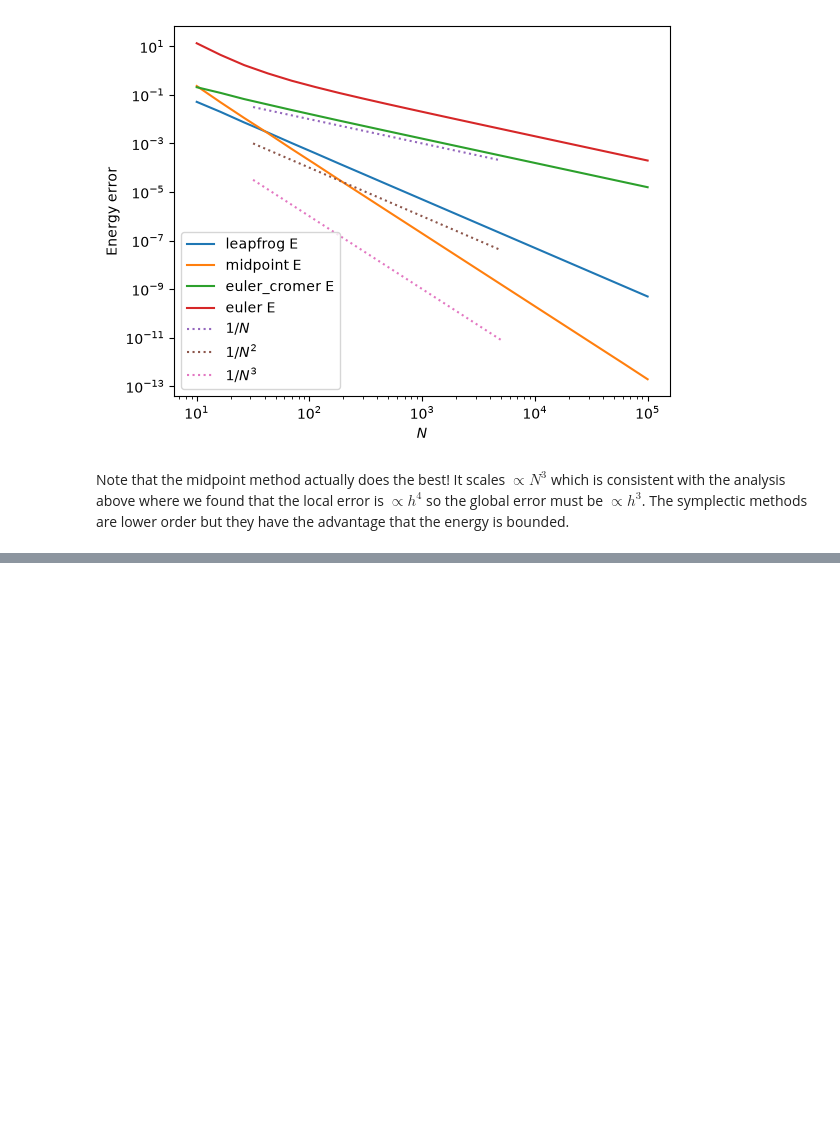
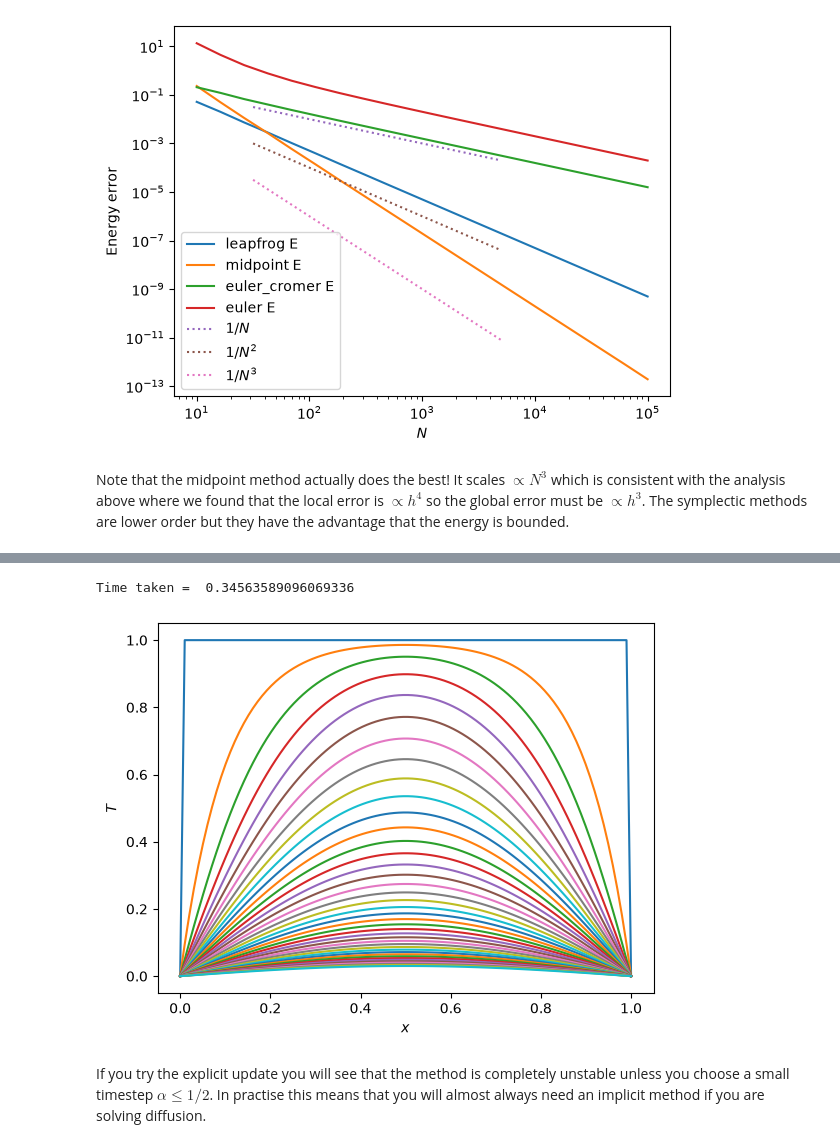
Before and after one commit to andrewcumming/phys512, a Jupyter notebook: solutions_ivp.ipynb, the cells around one changed output, grey strips where cells are left out. Cells and saved outputs as stored; diff of their text form; code cells hidden in the pictures; blank space fills up the shorter version.

```diff
--- a/solutions_ivp.ipynb
+++ b/solutions_ivp.ipynb
@@ -534,0 +567,75 @@ The symplectic methods are lower order but they have the advantage that the ener
+# %%
+import time
+
+N = 100 # number of grid points
+x = np.linspace(0, 1, N)
+
+alpha = 100
+nsteps = 40
+banded = False
+
+# time this
+t0 = time.time()
+
+# Initial profile has T=1 everywhere except T=0 at the boundaries
+T = np.ones(N)
+
+# or a centered Gaussian
+#sig = 0.04
+#T = np.exp(-(x-0.5)**2 /(2*sig**2))
+
+# boundaries
+T[0] = 0.0
+T[-1] = 0.0
+
+plt.plot(x, T)
+plt.xlabel(r'$x$')
+plt.ylabel(r'$T$')
+
+def calculate_A(alpha,N,banded=False):
+    b = (1+2*alpha) * np.ones(N)
+    a = -alpha * np.ones(N)
+    c = -alpha * np.ones(N)
+    # boundary conditions: the temperatures at the ends are fixed
+    # so we need to adjust the matrix to give T_end^(n+1) = T_end^n
+    # x=0
+    b[0] = 1.0
+    a[1] = 0.0
+    # x=1
+    b[-1] = 1.0
+    c[-2] = 0.0
+    # construct the matrix
+    if banded:
+        return np.vstack((a,b,c))
+    else:
+        return np.diag(b, k=0) + np.diag(a[1:], k=1) + np.diag(c[:-1], k=-1)
+
+# calculate the implicit and explicit updates, they differ by the sign of alpha
+Aexp = calculate_A(-alpha,N)
+Aimp = calculate_A(alpha, N, banded=banded)
+
+for i in range(1,nsteps):
+
+    if banded:
+        # implicit with banded solver
+        T = scipy.linalg.solve_banded((1,1), Aimp, T)
+    else:
+        # the implicit update:
+        # for a fair comparison with the banded solver, we're doing
+        # this matrix inversion inside the loop, but we could take it outside
+        # since Ainv is a constant matrix, so we just need to do it once
+        Ainv = np.linalg.inv(Aimp)
+        T = Ainv@T
+
+    # the explicit update:
+    #T = Aexp@T
+
+    plt.plot(x, T)
+
+print('Time taken = ', time.time()-t0)
+plt.show()
+# %% [output]
+Time taken =  0.34563589096069336
+[figure, added]
+# %% [markdown]
+If you try the explicit update you will see that the method is completely unstable unless you choose a small timestep $\alpha\leq 1/2$. In practise this means that you will almost always need an implicit method if you are solving diffusion.
```
Also changed, not shown: parts of 2 cells of this notebook.
